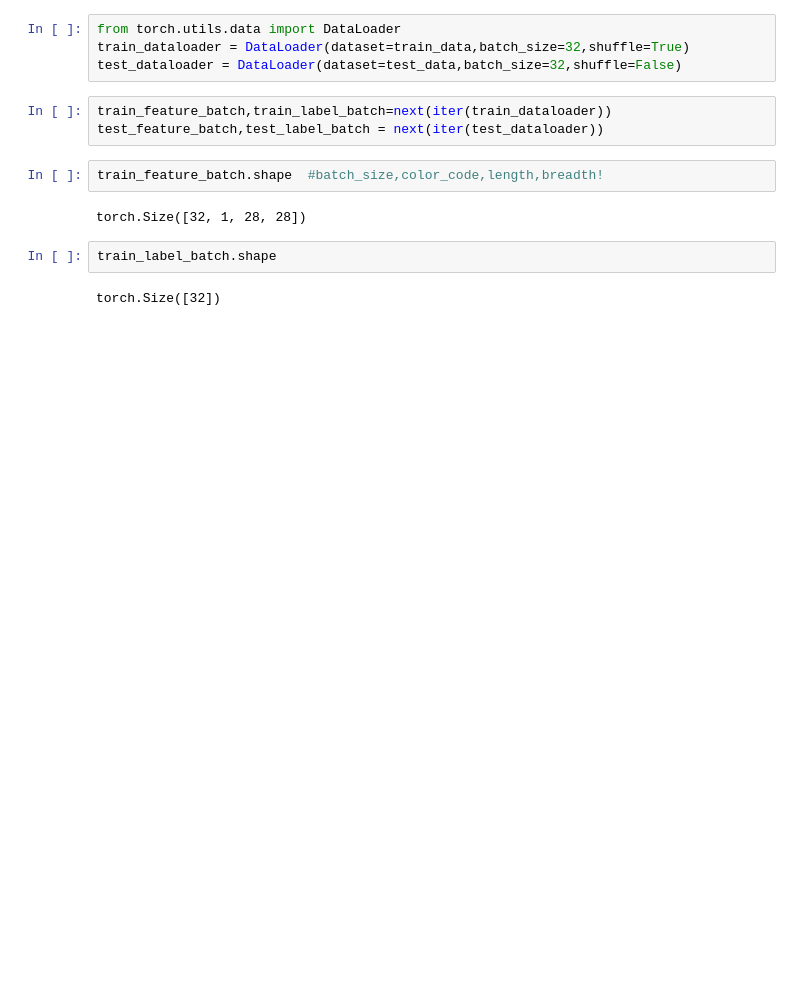
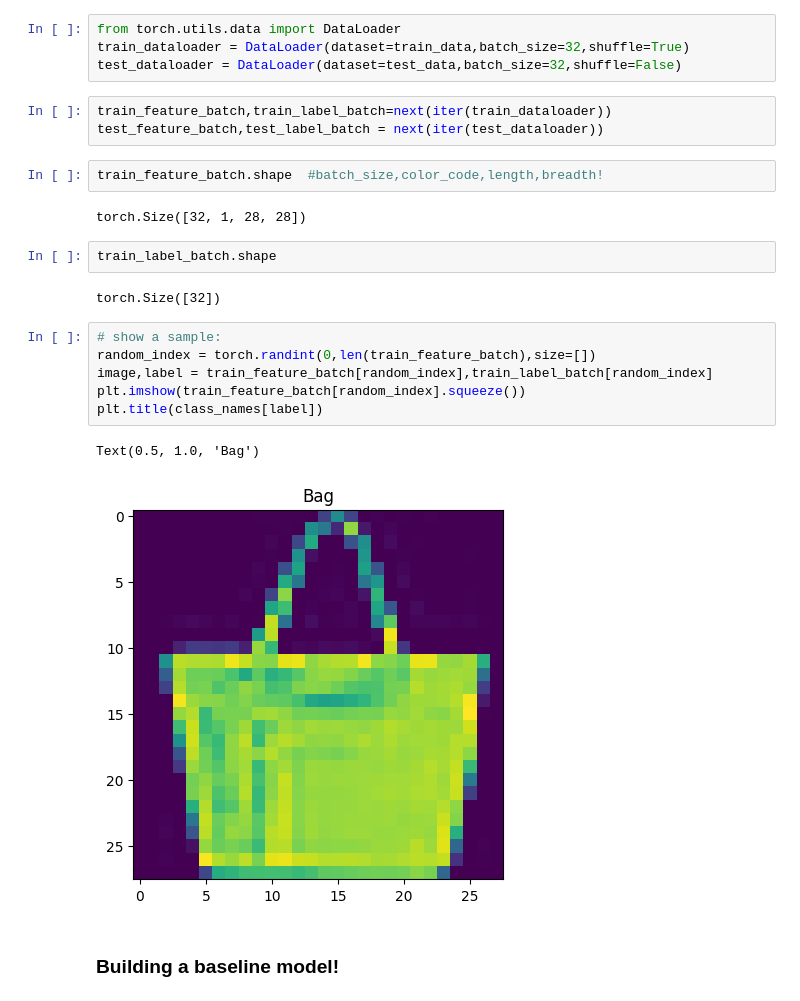
Before and after one commit to Snowyyxx/Pytorch, a Jupyter notebook: CNN_Clothing_Dataset.ipynb, the cells around one changed output. Cells and saved outputs as stored; diff of their text form; blank space fills up the shorter version.

```diff
--- a/CNN_Clothing_Dataset.ipynb
+++ b/CNN_Clothing_Dataset.ipynb
@@ -106,3 +106,14 @@ torch.Size([32, 1, 28, 28])
 train_label_batch.shape
 # %% [output]
 torch.Size([32])
+# %%
+# show a sample:
+random_index = torch.randint(0,len(train_feature_batch),size=[])
+image,label = train_feature_batch[random_index],train_label_batch[random_index]
+plt.imshow(train_feature_batch[random_index].squeeze())
+plt.title(class_names[label])
+# %% [output]
+Text(0.5, 1.0, 'Bag')
+[figure, added]
+# %% [markdown]
+### Building a baseline model!
```
Also changed, not shown: parts of 3 cells of this notebook.
